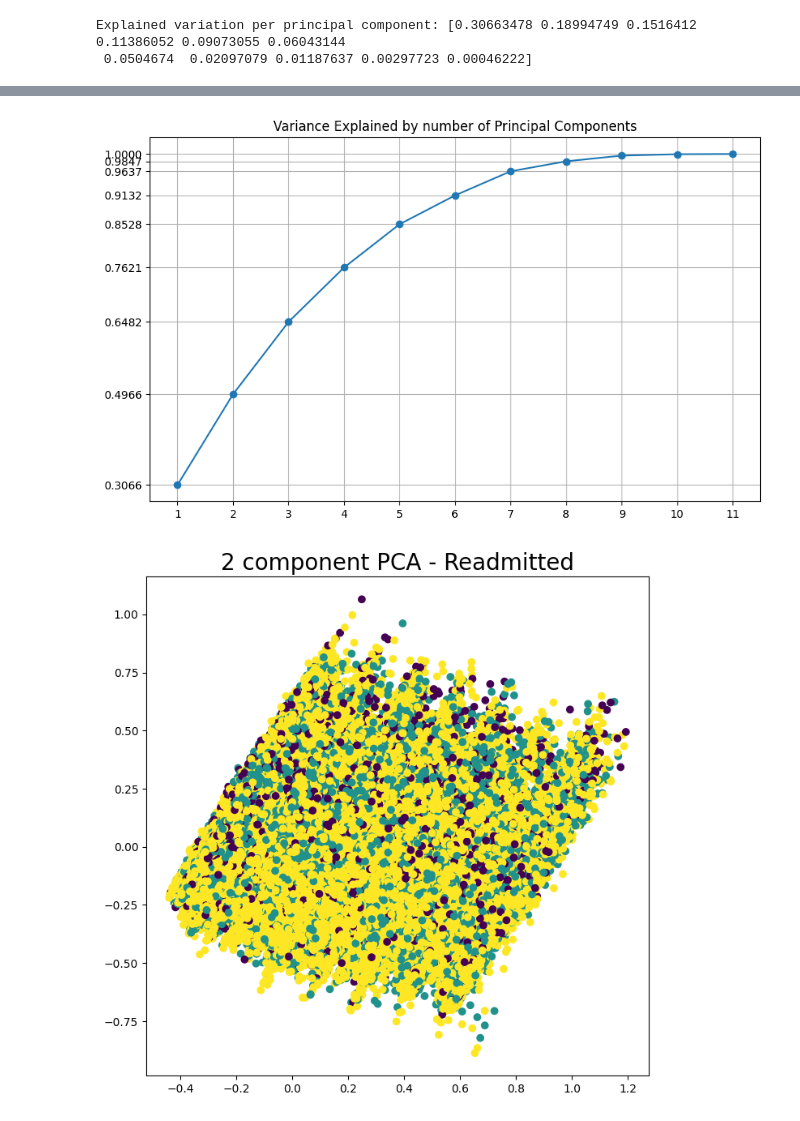
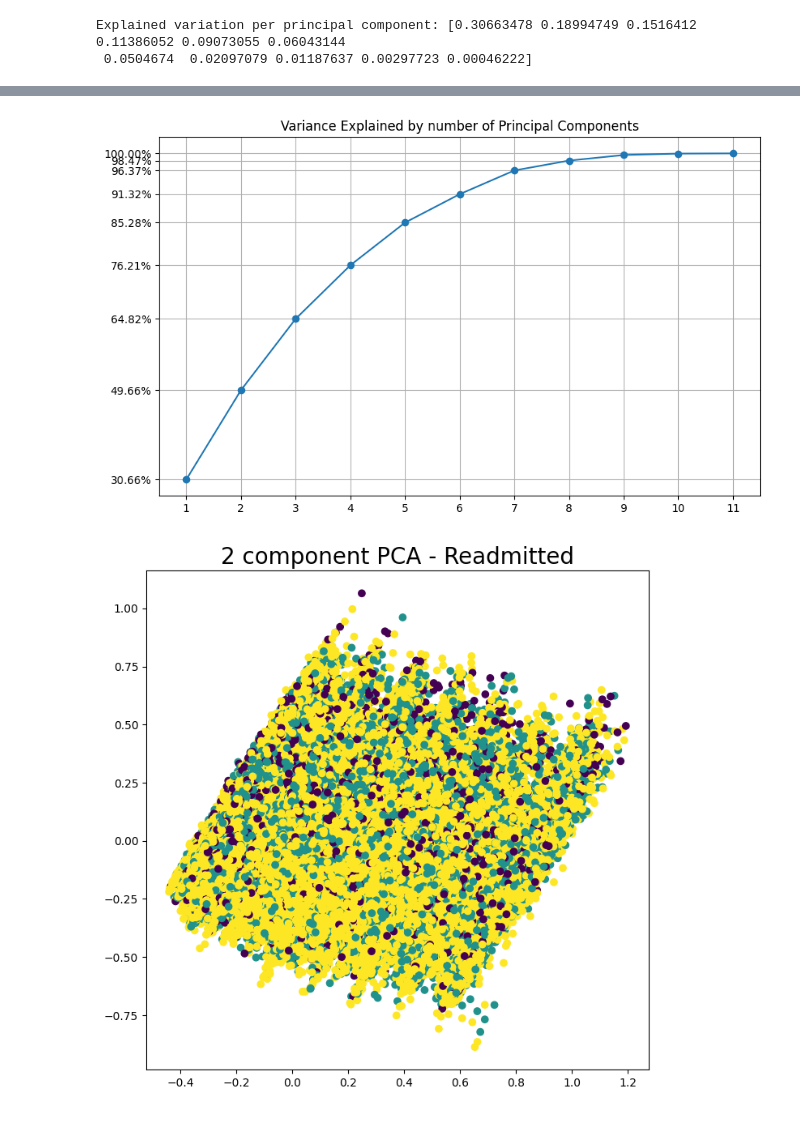
Before and after one commit to BAlmeidaS/predictive-analysis, a Jupyter notebook: notebook.ipynb, the cells around one changed output, grey strips where cells are left out. Cells and saved outputs as stored; diff of their text form; code cells hidden in the pictures.

```diff
--- a/notebook.ipynb
+++ b/notebook.ipynb
@@ -374,25 +374,28 @@ variance explained: 0.9999999999999999)
 # %%
 # plot how much variance is explained if we consider different range of principal components
 
 variances = {
     i: sum(pca_readmit.explained_variance_ratio_[:i])
     for i in range(1, pca_readmit.n_components_+1)
 }
 x = list(variances.keys())
 y = list(variances.values())
 
 # plot a line plot based on the variances dictionary
 plt.figure(figsize=(10, 6))
 plt.plot(x, y, marker = "o")
 
 plt.xticks(x)
-plt.yticks(y[:8] + [y[-1]])
+plt.yticks(
+    y[:8] + [y[-1]],
+    [f"{k:.2%}" for k in y[:8] + [y[-1]]],
+)
 
 plt.title("Variance Explained by number of Principal Components")
 
 plt.grid(True)
 # %% [output]
-[figure, old version]
+[figure, new version]
 # %%
 fig = plt.figure(figsize = (8,8))
 
```
Also changed, not shown: parts of 3 cells of this notebook.
